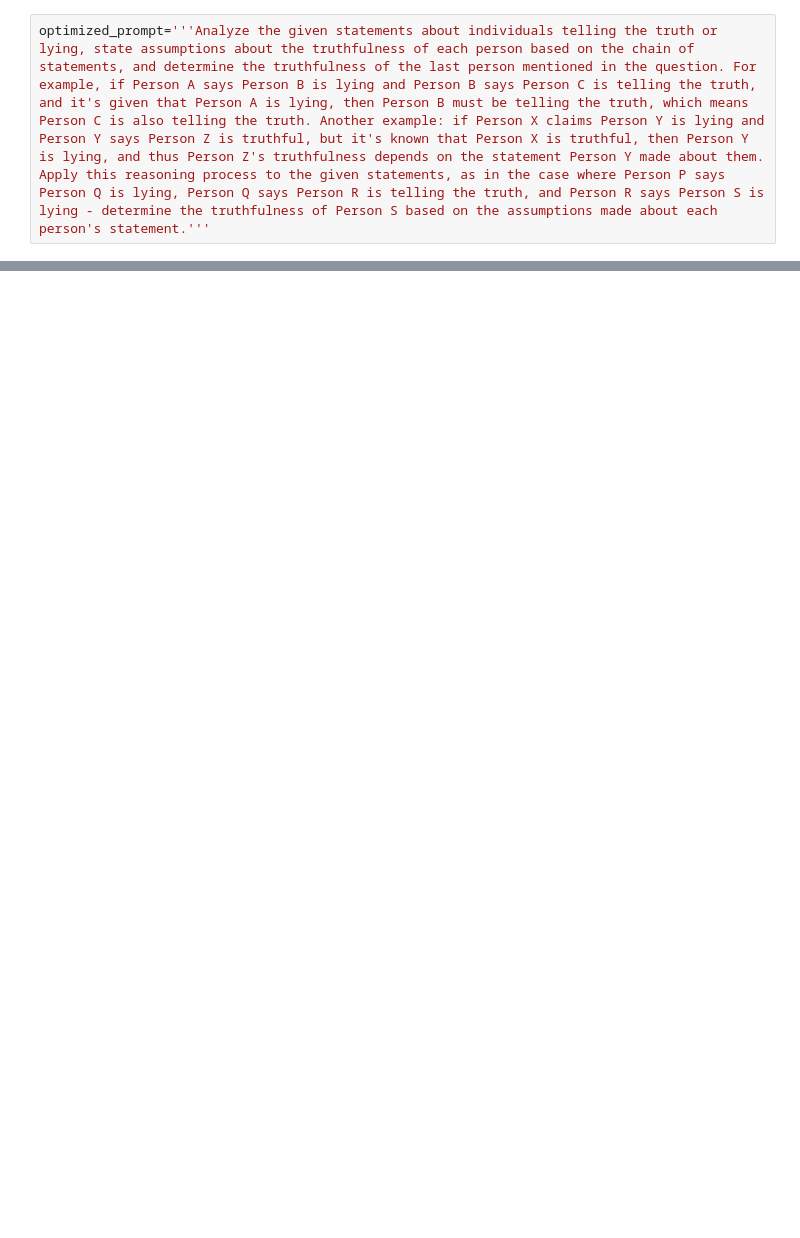
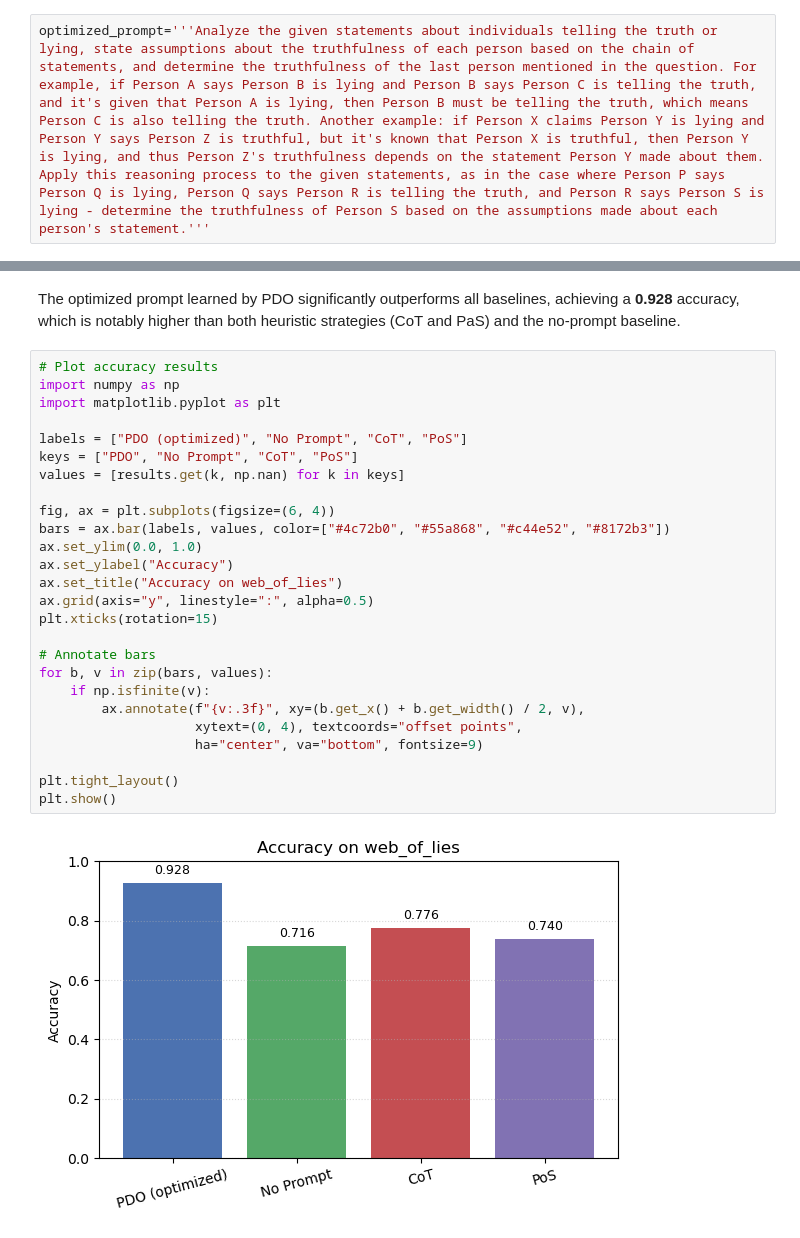
Before and after one commit to meta-llama/prompt-ops, a Jupyter notebook: use-cases/web-of-lies-pdo/PDO_web_of_lies_eval.ipynb, the cells around one changed output, grey strips where cells are left out. Cells and saved outputs as stored; diff of their text form; blank space fills up the shorter version.

```diff
--- a/use-cases/web-of-lies-pdo/PDO_web_of_lies_eval.ipynb
+++ b/use-cases/web-of-lies-pdo/PDO_web_of_lies_eval.ipynb
@@ -196,0 +193,30 @@ for name in ["No Prompt","CoT", "PoS"]:
+# %% [markdown]
+The optimized prompt learned by PDO significantly outperforms all baselines, achieving a **0.928** accuracy, which is notably higher than both heuristic strategies (CoT and PaS) and the no-prompt baseline.
+# %%
+# Plot accuracy results
+import numpy as np
+import matplotlib.pyplot as plt
+
+labels = ["PDO (optimized)", "No Prompt", "CoT", "PoS"]
+keys = ["PDO", "No Prompt", "CoT", "PoS"]
+values = [results.get(k, np.nan) for k in keys]
+
+fig, ax = plt.subplots(figsize=(6, 4))
+bars = ax.bar(labels, values, color=["#4c72b0", "#55a868", "#c44e52", "#8172b3"])
+ax.set_ylim(0.0, 1.0)
+ax.set_ylabel("Accuracy")
+ax.set_title("Accuracy on web_of_lies")
+ax.grid(axis="y", linestyle=":", alpha=0.5)
+plt.xticks(rotation=15)
+
+# Annotate bars
+for b, v in zip(bars, values):
+    if np.isfinite(v):
+        ax.annotate(f"{v:.3f}", xy=(b.get_x() + b.get_width() / 2, v),
+                    xytext=(0, 4), textcoords="offset points",
+                    ha="center", va="bottom", fontsize=9)
+
+plt.tight_layout()
+plt.show()
+# %% [output]
+[figure, added]
```
Also changed, not shown: parts of 11 cells of this notebook, 14 other files.
